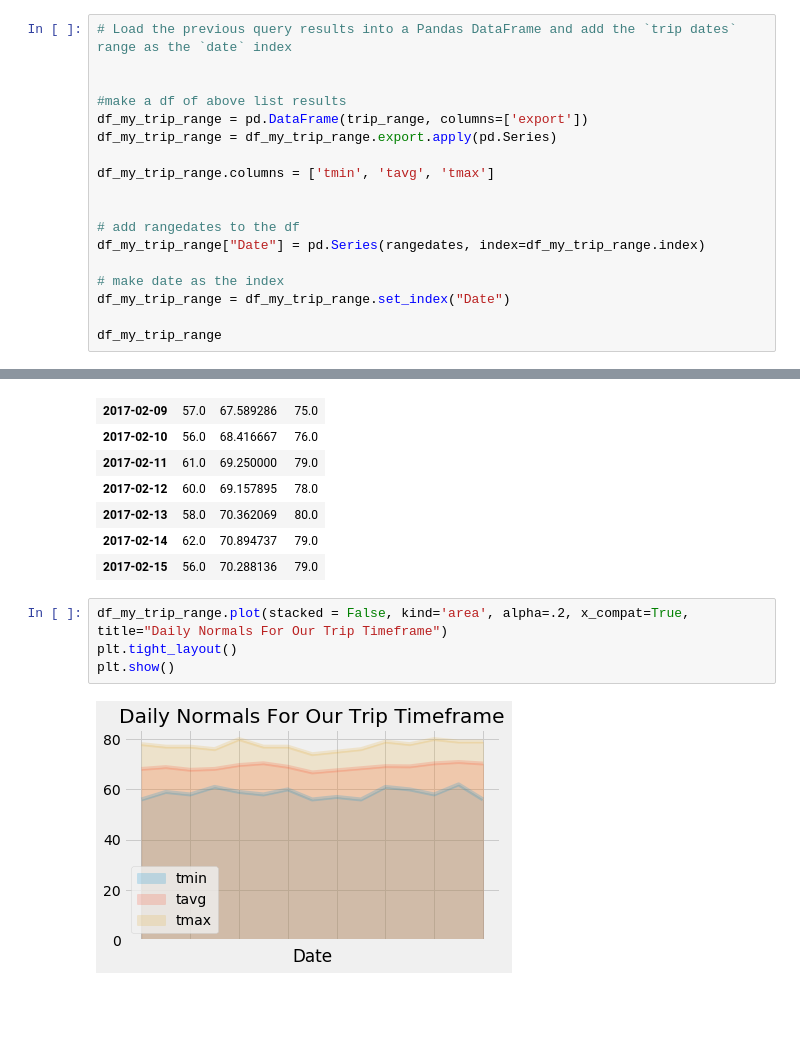
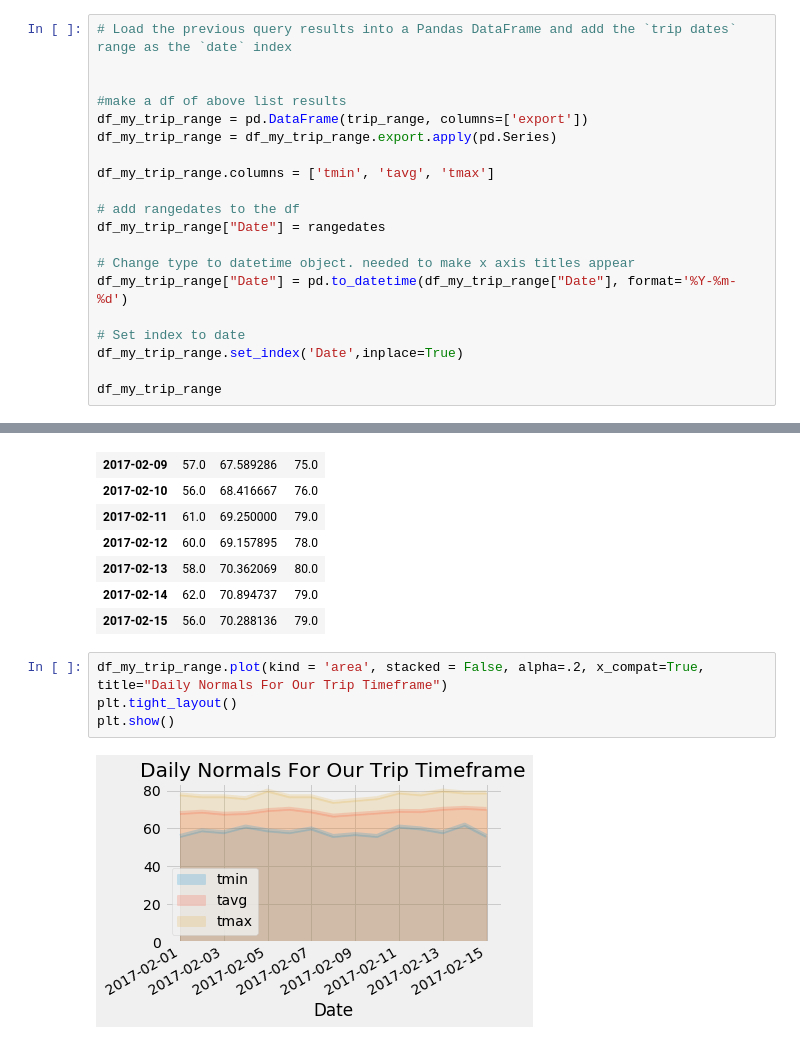
Before and after one commit to ericcuda/climate_study, a Jupyter notebook: climate_study.ipynb, the cells around one changed output, grey strips where cells are left out. Saved outputs shown, nothing was run; the diff lists cells and outputs as text; blank space fills up the shorter version.

Commit message:
revised bonus section to fix dates

```diff
--- a/climate_study.ipynb
+++ b/climate_study.ipynb
@@ -497,12 +497,14 @@ df_my_trip_range = df_my_trip_range.export.apply(pd.Series)
 
 df_my_trip_range.columns = ['tmin', 'tavg', 'tmax']
 
+# add rangedates to the df
+df_my_trip_range["Date"] = rangedates
 
-# add rangedates to the df
-df_my_trip_range["Date"] = pd.Series(rangedates, index=df_my_trip_range.index)
+# Change type to datetime object. needed to make x axis titles appear
+df_my_trip_range["Date"] = pd.to_datetime(df_my_trip_range["Date"], format='%Y-%m-%d')
 
-# make date as the index
-df_my_trip_range = df_my_trip_range.set_index("Date")
+# Set index to date
+df_my_trip_range.set_index('Date',inplace=True)
 
 df_my_trip_range
 # %% [output]
@@ -524,8 +526,8 @@ df_my_trip_range
 | 2017-02-14 | 62.0 | 70.894737 | 79.0 |
 | 2017-02-15 | 56.0 | 70.288136 | 79.0 |
 # %%
-df_my_trip_range.plot(stacked = False, kind='area', alpha=.2, x_compat=True, title="Daily Normals For Our Trip Timeframe")
+df_my_trip_range.plot(kind = 'area', stacked = False, alpha=.2, x_compat=True, title="Daily Normals For Our Trip Timeframe")
 plt.tight_layout()
 plt.show()
 # %% [output]
-[figure, old version]
+[figure, new version]
```
Also changed, not shown: parts of 1 cell of this notebook.
